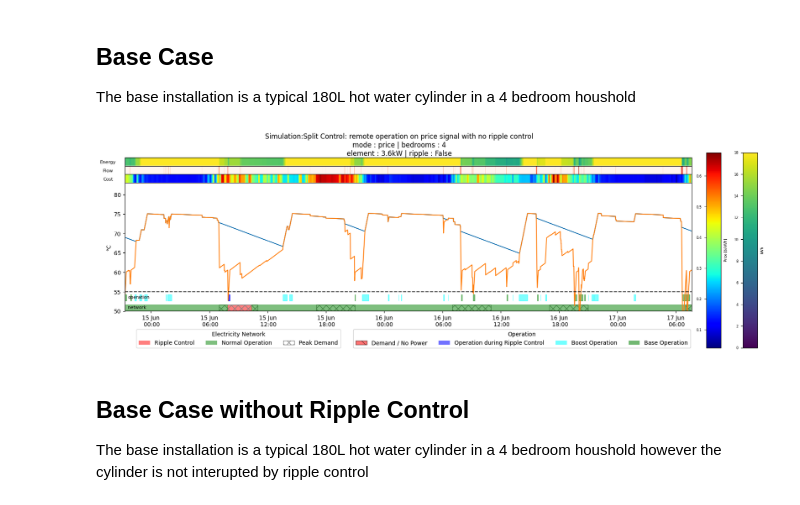
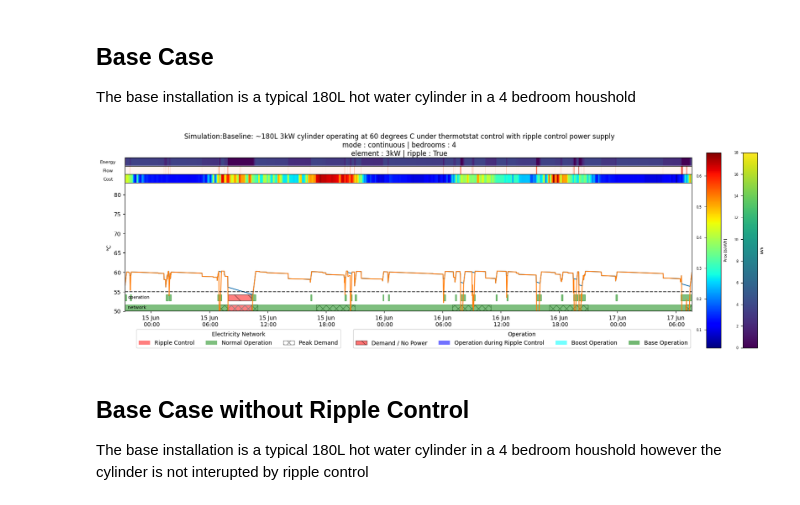
Before and after one commit to CJP123/cylinder, a Jupyter notebook: nbs/05_use.ipynb, the cells around one changed output. Saved outputs shown, nothing was run; the diff lists cells and outputs as text; code cells hidden in the pictures.

```diff
--- a/nbs/05_use.ipynb
+++ b/nbs/05_use.ipynb
@@ -127,9 +127,9 @@ df[strategy] = pd.concat([power.loc[time_period].reset_index(),
             tmp.assign(energy = lambda df: df.volume.mean()*4.2*((df.T0*df.z + df.T1*(1-df.z))-55))],axis=1).set_index('timestamp')
 # %%
 # |filter_stream FutureWarning
-plot_sim(strategies[strategy], df[strategy].iloc[20000:23500])
+plot_sim(strategies[0], df[0].iloc[20000:23500])
 # %% [output]
-[figure, old version]
+[figure, new version]
 # %% [markdown]
 ## Base Case without Ripple Control
 
```
Also changed, not shown: parts of 3 cells of this notebook, 45 other files.
